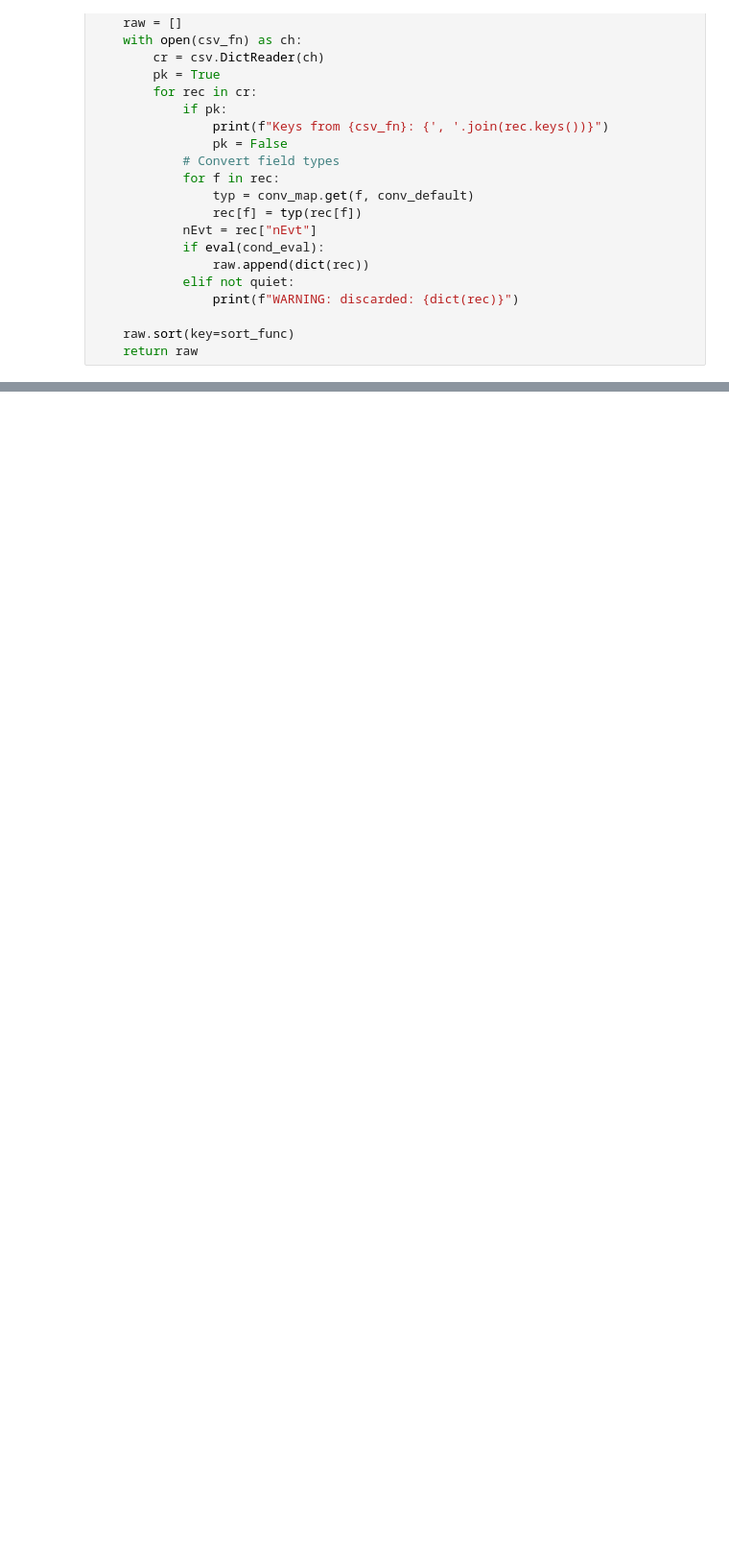
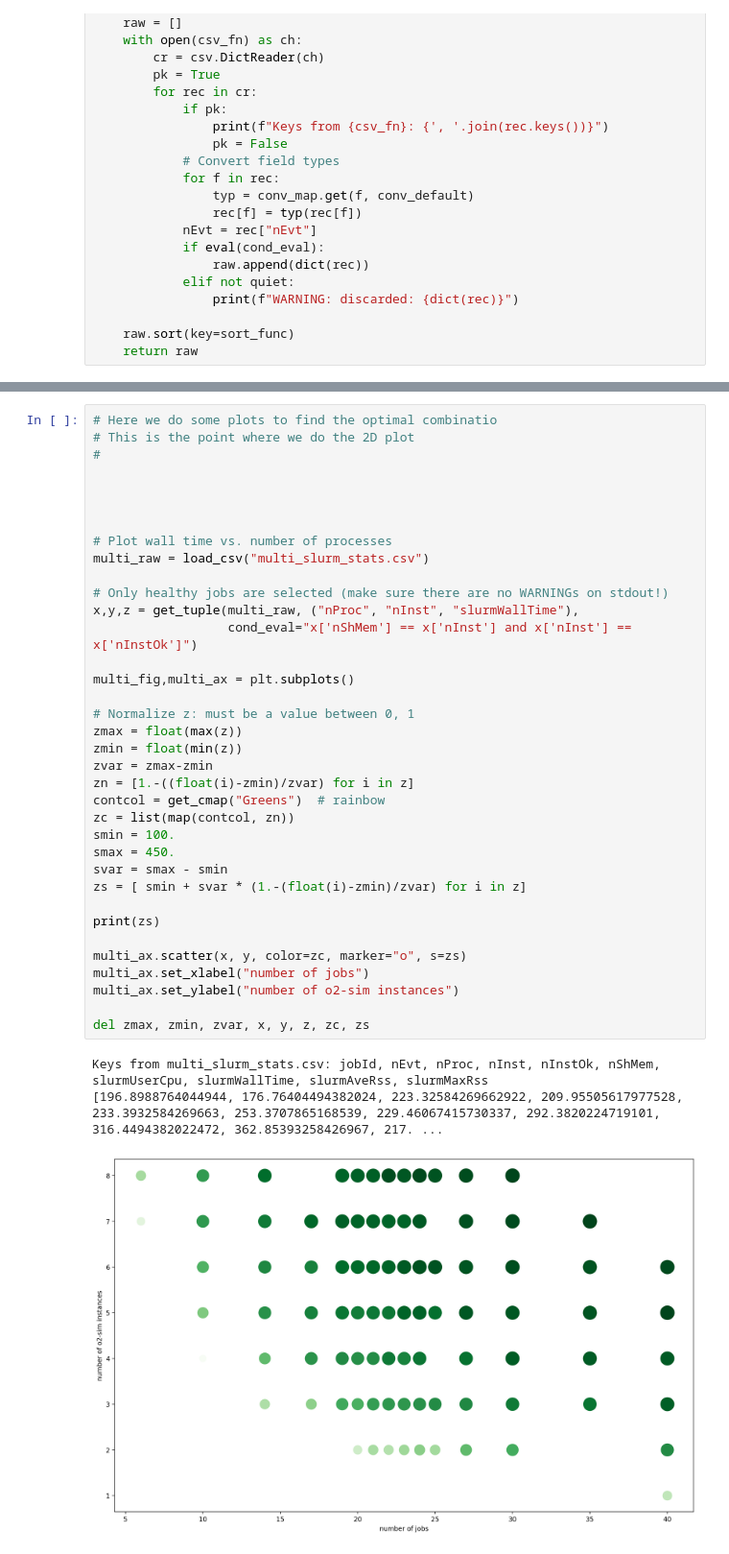
Before and after one commit to noferini/hpc-testing, a Jupyter notebook: analyze/make_plots.ipynb, the cells around one changed output, grey strips where cells are left out. Shown at 96% size. Drawn from its saved outputs; the diff is of its cells as text; blank space fills up the shorter version.

Commit message:
Awful 2D plots

```diff
--- a/analyze/make_plots.ipynb
+++ b/analyze/make_plots.ipynb
@@ -171,0 +196,40 @@ del a, ax, fig, x, y1, y2, prop, cycol, n_inst, n_evt, ni, np, i
+# %%
+# Here we do some plots to find the optimal combinatio
+# This is the point where we do the 2D plot
+#
+
+
+
+
+# Plot wall time vs. number of processes
+multi_raw = load_csv("multi_slurm_stats.csv")
+
+# Only healthy jobs are selected (make sure there are no WARNINGs on stdout!)
+x,y,z = get_tuple(multi_raw, ("nProc", "nInst", "slurmWallTime"),
+                  cond_eval="x['nShMem'] == x['nInst'] and x['nInst'] == x['nInstOk']")
+
+multi_fig,multi_ax = plt.subplots()
+
+# Normalize z: must be a value between 0, 1
+zmax = float(max(z))
+zmin = float(min(z))
+zvar = zmax-zmin
+zn = [1.-((float(i)-zmin)/zvar) for i in z]
+contcol = get_cmap("Greens")  # rainbow
+zc = list(map(contcol, zn))
+smin = 100.
+smax = 450.
+svar = smax - smin
+zs = [ smin + svar * (1.-(float(i)-zmin)/zvar) for i in z]
+
+print(zs)
+
+multi_ax.scatter(x, y, color=zc, marker="o", s=zs)
+multi_ax.set_xlabel("number of jobs")
+multi_ax.set_ylabel("number of o2-sim instances")
+
+del zmax, zmin, zvar, x, y, z, zc, zs
+# %% [output]
+Keys from multi_slurm_stats.csv: jobId, nEvt, nProc, nInst, nInstOk, nShMem, slurmUserCpu, slurmWallTime, slurmAveRss, slurmMaxRss
+[196.8988764044944, 176.76404494382024, 223.32584269662922, 209.95505617977528, 233.3932584269663, 253.3707865168539, 229.46067415730337, 292.3820224719101, 316.4494382022472, 362.85393258426967, 217. ...
+[figure, added]
```
Also changed, not shown: parts of 12 cells of this notebook.
